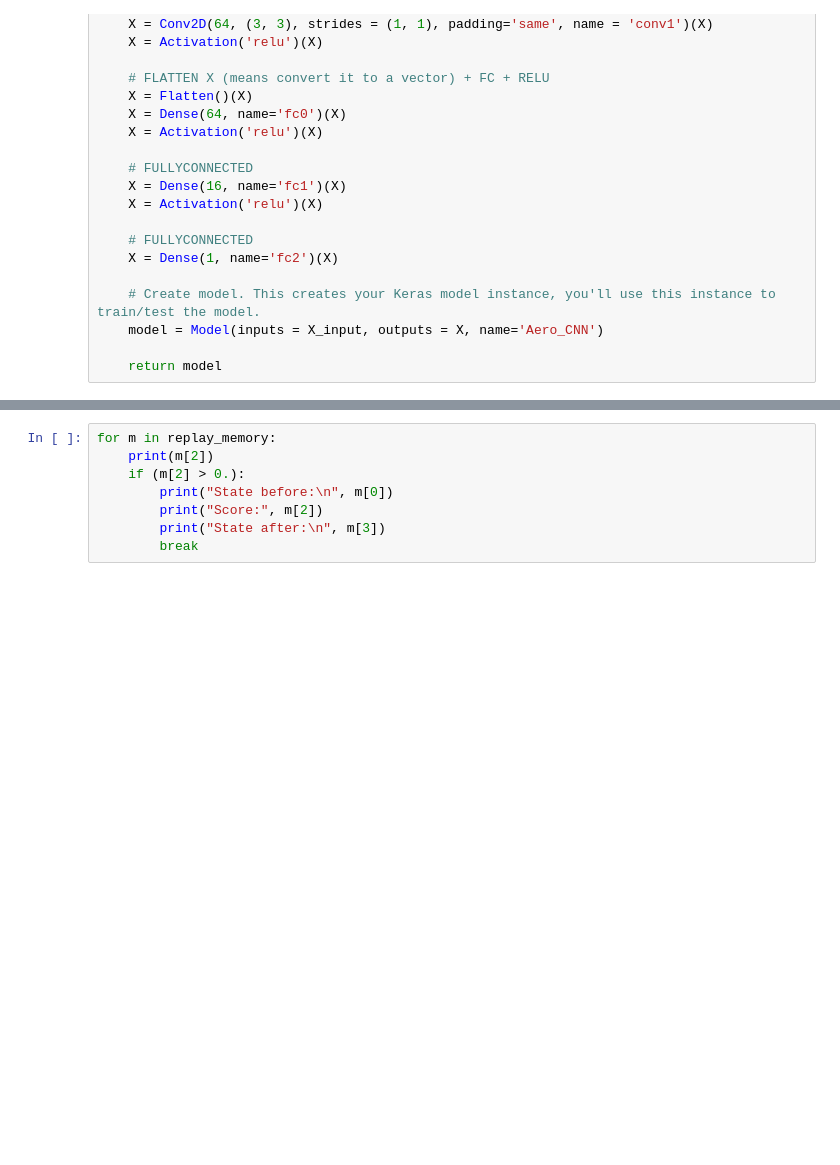
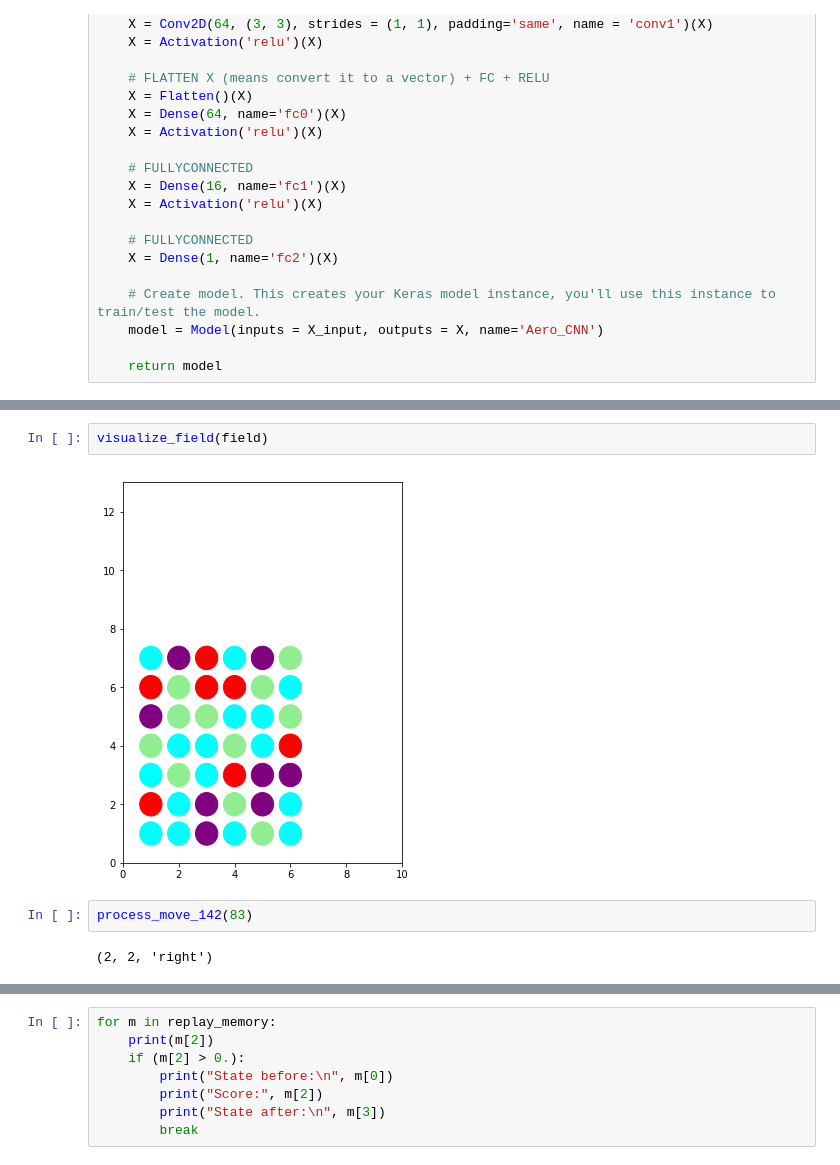
Before and after one commit to ippeter/Aeroflot-II, a Jupyter notebook: Aeroflot II. The Dark Side v0.9 20190320.ipynb, the cells around one changed output, grey strips where cells are left out. Saved outputs shown, nothing was run; the diff lists cells and outputs as text; blank space fills up the shorter version.

```diff
--- a/Aeroflot II. The Dark Side v0.9 20190320.ipynb
+++ b/Aeroflot II. The Dark Side v0.9 20190320.ipynb
@@ -502,0 +627,8 @@ Wall time: 2h 4min 35s
+# %%
+visualize_field(field)
+# %% [output]
+[figure, added]
+# %%
+process_move_142(83)
+# %% [output]
+(2, 2, 'right')
```
Also changed, not shown: parts of 16 cells of this notebook.
